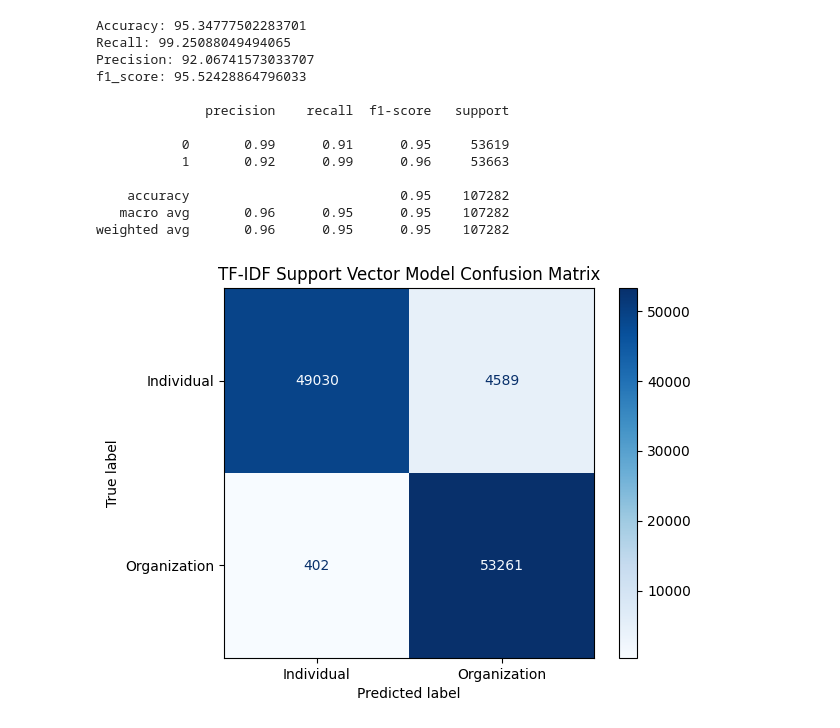
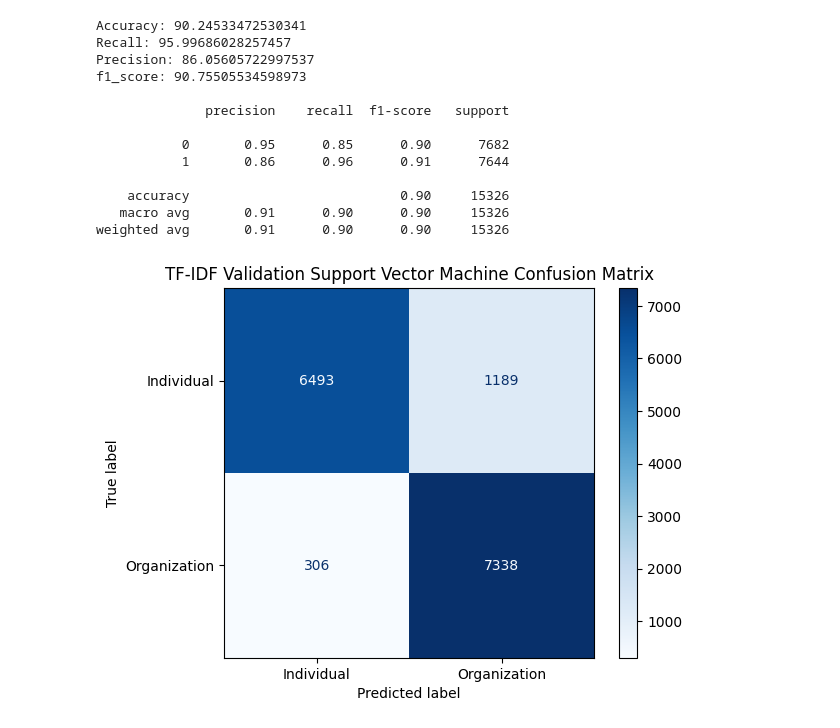
Before and after one commit to satadisha/ner_congressional_records, a Jupyter notebook: SupportVectorClassifier.ipynb, the cells around one changed output. Saved outputs shown, nothing was run; the diff lists cells and outputs as text; code cells hidden in the pictures.

```diff
--- a/SupportVectorClassifier.ipynb
+++ b/SupportVectorClassifier.ipynb
@@ -11,7 +11,7 @@ from sklearn.metrics import confusion_matrix, ConfusionMatrixDisplay
 from sklearn.model_selection import train_test_split
 
 train_df = pd.read_csv("data\\train.csv")
-val_df = pd.read_csv("data\\train.csv")
+val_df = pd.read_csv("data\\validation.csv")
 # %%
 vectorizer = TfidfVectorizer()
 vectorizer.fit(train_df['full_name'])
@@ -21,7 +21,7 @@ X_val = vectorizer.transform(val_df['full_name'])
 y_train = train_df['label']
 y_val = val_df['label']
 # %%
-svc = SVC(random_state = 42, C = 10, gamma = 1)
+svc = SVC(random_state = 42, C = 1, gamma = 1)
 svc.fit(X_train, y_train)
 predicted_y = svc.predict(X_val)
 # %%
@@ -40,28 +40,28 @@ print("f1_score:", f1)
 print()
 print(classification_report(y_val, predicted_y))
 # %% [output]
-Accuracy: 95.34777502283701
-Recall: 99.25088049494065
-Precision: 92.06741573033707
-f1_score: 95.52428864796033
+Accuracy: 90.24533472530341
+Recall: 95.99686028257457
+Precision: 86.05605722997537
+f1_score: 90.75505534598973
 
               precision    recall  f1-score   support
 
-           0       0.99      0.91      0.95     53619
-           1       0.92      0.99      0.96     53663
+           0       0.95      0.85      0.90      7682
+           1       0.86      0.96      0.91      7644
 
-    accuracy                           0.95    107282
-   macro avg       0.96      0.95      0.95    107282
-weighted avg       0.96      0.95      0.95    107282
+    accuracy                           0.90     15326
+   macro avg       0.91      0.90      0.90     15326
+weighted avg       0.91      0.90      0.90     15326
 # %%
 cm = confusion_matrix(y_val, predicted_y, labels=[0, 1])
 disp = ConfusionMatrixDisplay(confusion_matrix=cm, display_labels=['Individual', 'Organization'])
 disp.plot(cmap=plt.cm.Blues)
-plt.title('TF-IDF Support Vector Model Confusion Matrix')
-#plt.savefig('TF-IDF Support Vector Model Confusion Matrix.png', transparent=True, bbox_inches = 'tight')
+plt.title('TF-IDF Validation Support Vector Machine Confusion Matrix')
+#plt.savefig('TF-IDF Validation Support Vector Machine Confusion Matrix.png', transparent=True, bbox_inches = 'tight')
 plt.show()
 # %% [output]
-[figure, old version]
+[figure, new version]
 # %%
 test_df = pd.read_csv("data\\test.csv")
 X_test = vectorizer.transform(test_df['full_name'])
```
Also changed, not shown: parts of 5 cells of this notebook, 12 other files.
